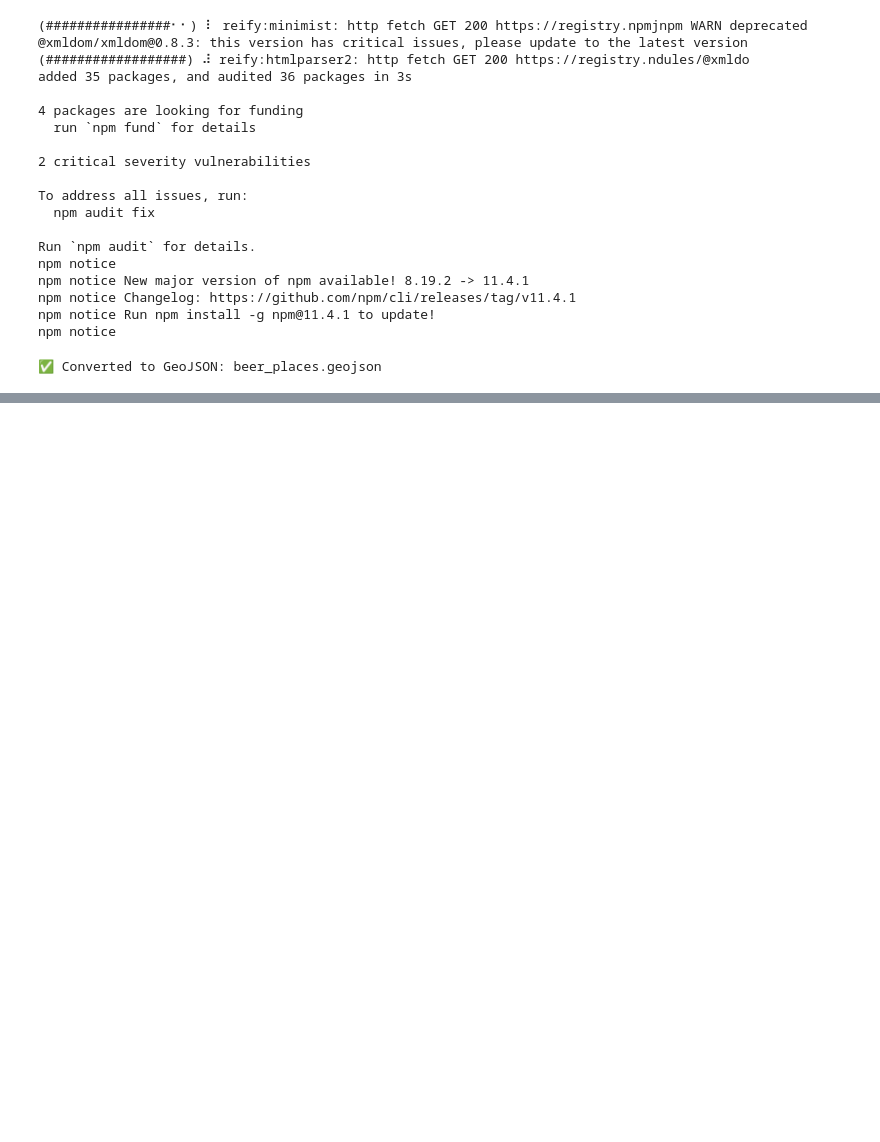
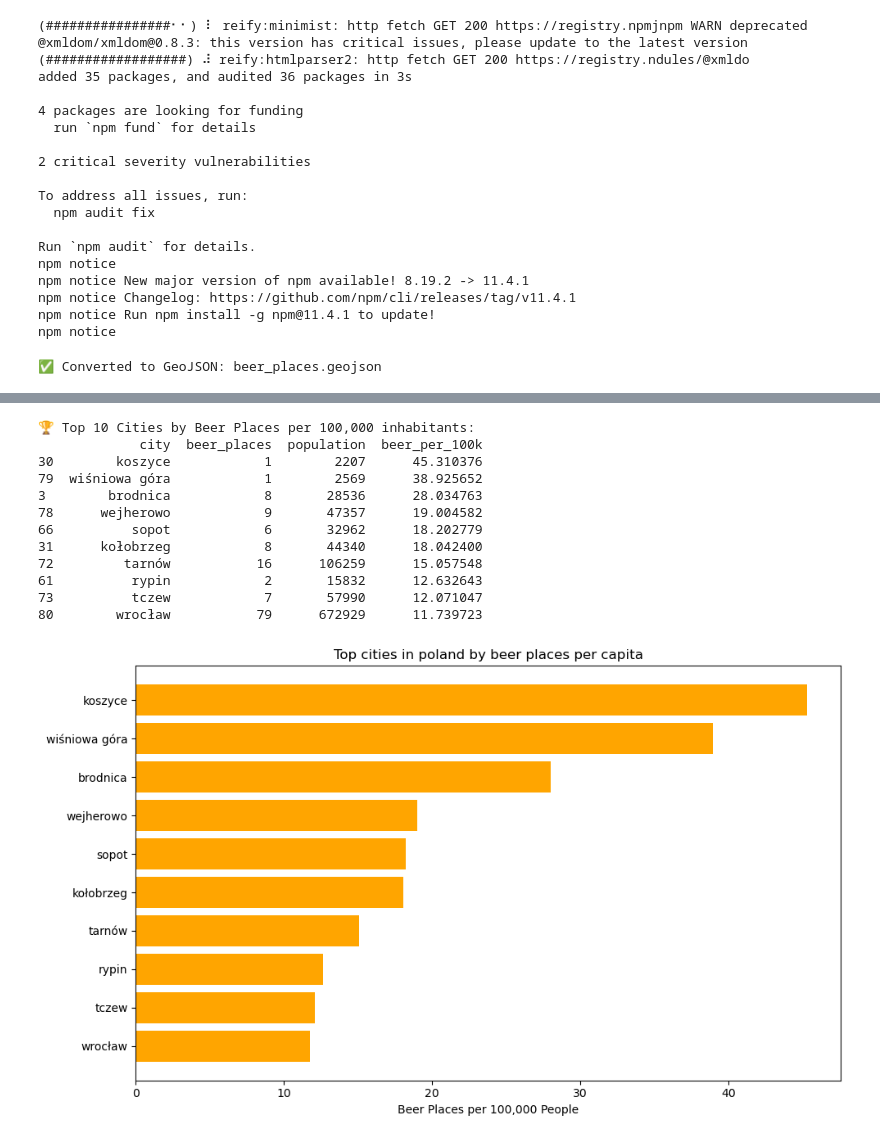
Before and after one commit to Adam0s007/docker-hpc, a Jupyter notebook: beer.ipynb, the cells around one changed output, grey strips where cells are left out. Saved outputs shown, nothing was run; the diff lists cells and outputs as text; code cells hidden in the pictures; blank space fills up the shorter version.

```diff
--- a/beer.ipynb
+++ b/beer.ipynb
@@ -172,0 +155,55 @@ Skipping field contact:phone:description: unsupported OGR type: 10
+# %%
+%use python3
+import geopandas as gpd
+import pandas as pd
+import matplotlib.pyplot as plt
+
+# Load GeoJSON
+gdf = gpd.read_file("beer_places_poland.geojson")
+gdf = gdf[gdf.geometry.type == 'Point']
+gdf = gdf.dropna(subset=['addr:city'])
+
+# Rename for consistency
+gdf = gdf.rename(columns={'addr:city': 'city'})
+gdf['city'] = gdf['city'].str.lower()
+
+# Count beer places per city
+beer_counts = gdf.groupby('city').size().reset_index(name='beer_places')
+
+population_df = pd.read_csv("city_population_poland.csv")
+population_df['city'] = population_df['city'].str.lower()
+
+merged = pd.merge(beer_counts, population_df, on='city', how='inner')
+merged['beer_per_100k'] = (merged['beer_places'] / merged['population']) * 100000
+
+# Top 10 by per capita
+top = merged.sort_values('beer_per_100k', ascending=False).head(10)
+
+# Print results
+print("🏆 Top 10 Cities by Beer Places per 100,000 inhabitants:")
+print(top[['city', 'beer_places', 'population', 'beer_per_100k']])
+
+
+# Plot
+plt.figure(figsize=(10, 6))
+plt.barh(top['city'], top['beer_per_100k'], color='orange')
+plt.xlabel('Beer Places per 100,000 People')
+plt.title('Top cities in poland by beer places per capita')
+plt.gca().invert_yaxis()
+plt.tight_layout()
+plt.savefig("beer_cities.png", dpi=600)
+plt.show()
+# %% [output]
+🏆 Top 10 Cities by Beer Places per 100,000 inhabitants:
+             city  beer_places  population  beer_per_100k
+30        koszyce            1        2207      45.310376
+79  wiśniowa góra            1        2569      38.925652
+3        brodnica            8       28536      28.034763
+78      wejherowo            9       47357      19.004582
+66          sopot            6       32962      18.202779
+31      kołobrzeg            8       44340      18.042400
+72         tarnów           16      106259      15.057548
+61          rypin            2       15832      12.632643
+73          tczew            7       57990      12.071047
+80        wrocław           79      672929      11.739723
+[figure, added]
```
Also changed, not shown: parts of 7 cells of this notebook.
